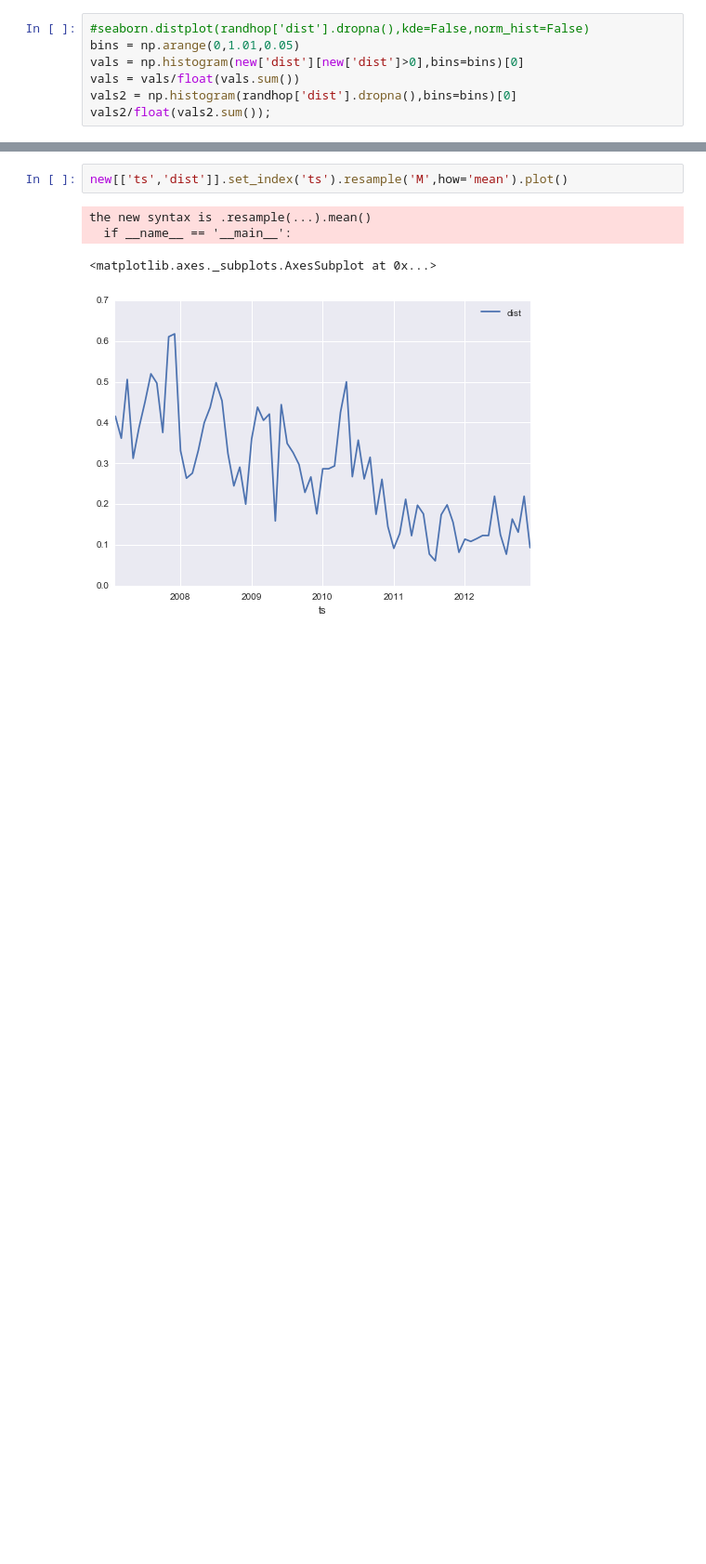
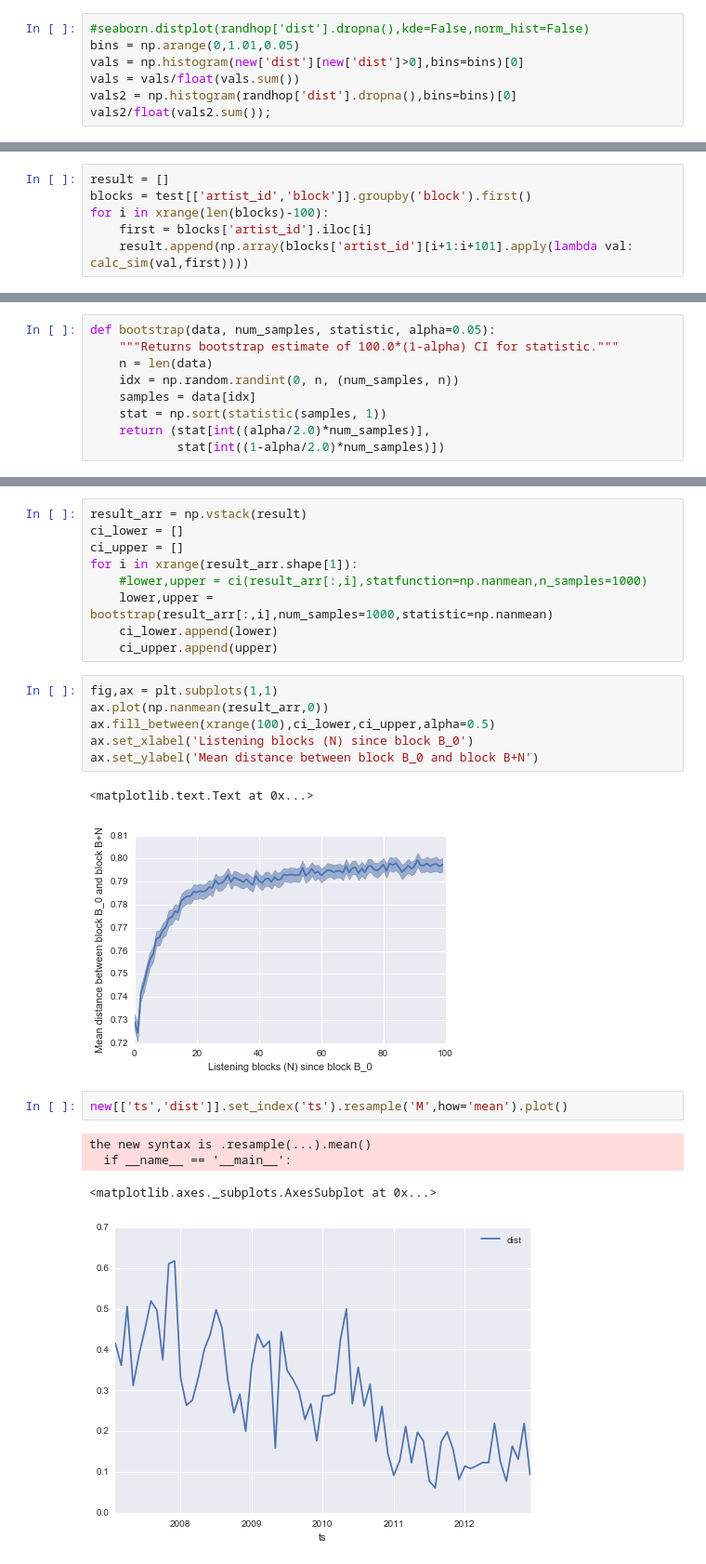
Before and after one commit to jlorince/MusicForaging, a Jupyter notebook: notebooks/my_listening.ipynb, the cells around one changed output, grey strips where cells are left out. Shown at 93% size. Drawn from its saved outputs; the diff is of its cells as text; blank space fills up the shorter version.

```diff
--- a/notebooks/my_listening.ipynb
+++ b/notebooks/my_listening.ipynb
@@ -360,0 +358,6 @@ array([ 0.   ,  0.001,  0.002, ...,  0.998,  0.999,  1.   ])
+# %%
+result = []
+blocks = test[['artist_id','block']].groupby('block').first()
+for i in xrange(len(blocks)-100):
+    first = blocks['artist_id'].iloc[i]
+    result.append(np.array(blocks['artist_id'][i+1:i+101].apply(lambda val: calc_sim(val,first))))
@@ -360,0 +368,9 @@ array([ 0.   ,  0.001,  0.002, ...,  0.998,  0.999,  1.   ])
+# %%
+def bootstrap(data, num_samples, statistic, alpha=0.05):
+    """Returns bootstrap estimate of 100.0*(1-alpha) CI for statistic."""
+    n = len(data)
+    idx = np.random.randint(0, n, (num_samples, n))
+    samples = data[idx]
+    stat = np.sort(statistic(samples, 1))
+    return (stat[int((alpha/2.0)*num_samples)],
+            stat[int((1-alpha/2.0)*num_samples)])
@@ -361,3 +382,21 @@ array([ 0.   ,  0.001,  0.002, ...,  0.998,  0.999,  1.   ])
+# %%
+result_arr = np.vstack(result)
+ci_lower = []
+ci_upper = []
+for i in xrange(result_arr.shape[1]):
+    #lower,upper = ci(result_arr[:,i],statfunction=np.nanmean,n_samples=1000)
+    lower,upper = bootstrap(result_arr[:,i],num_samples=1000,statistic=np.nanmean)
+    ci_lower.append(lower)
+    ci_upper.append(upper)
+# %%
+fig,ax = plt.subplots(1,1)
+ax.plot(np.nanmean(result_arr,0))
+ax.fill_between(xrange(100),ci_lower,ci_upper,alpha=0.5)
+ax.set_xlabel('Listening blocks (N) since block B_0')
+ax.set_ylabel('Mean distance between block B_0 and block B+N')
+# %% [output]
+<matplotlib.text.Text at 0x...>
+[figure, added]
 # %%
 new[['ts','dist']].set_index('ts').resample('M',how='mean').plot()
 # %% [output]
```
Also changed, not shown: parts of 13 cells of this notebook, 10 other files.
